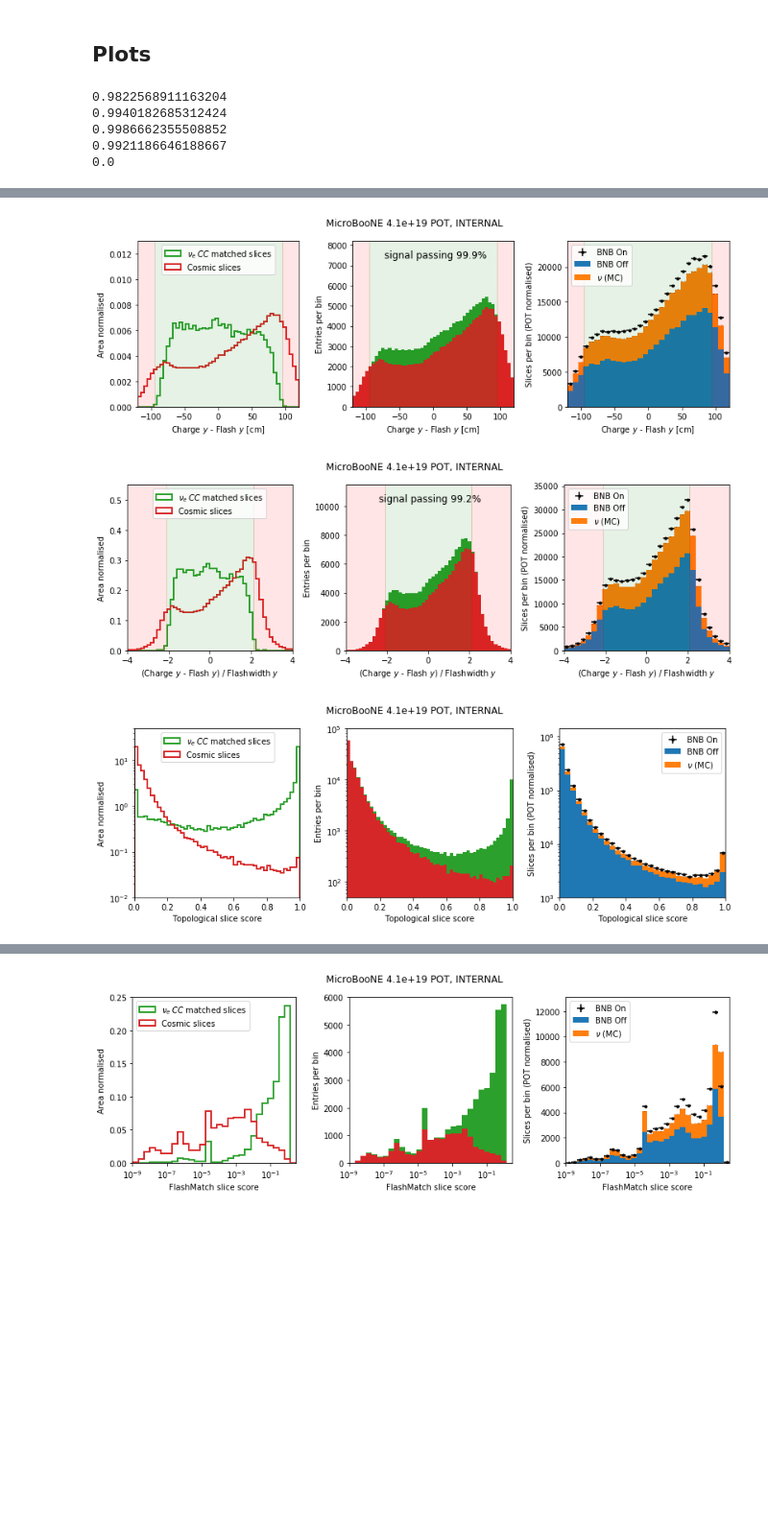
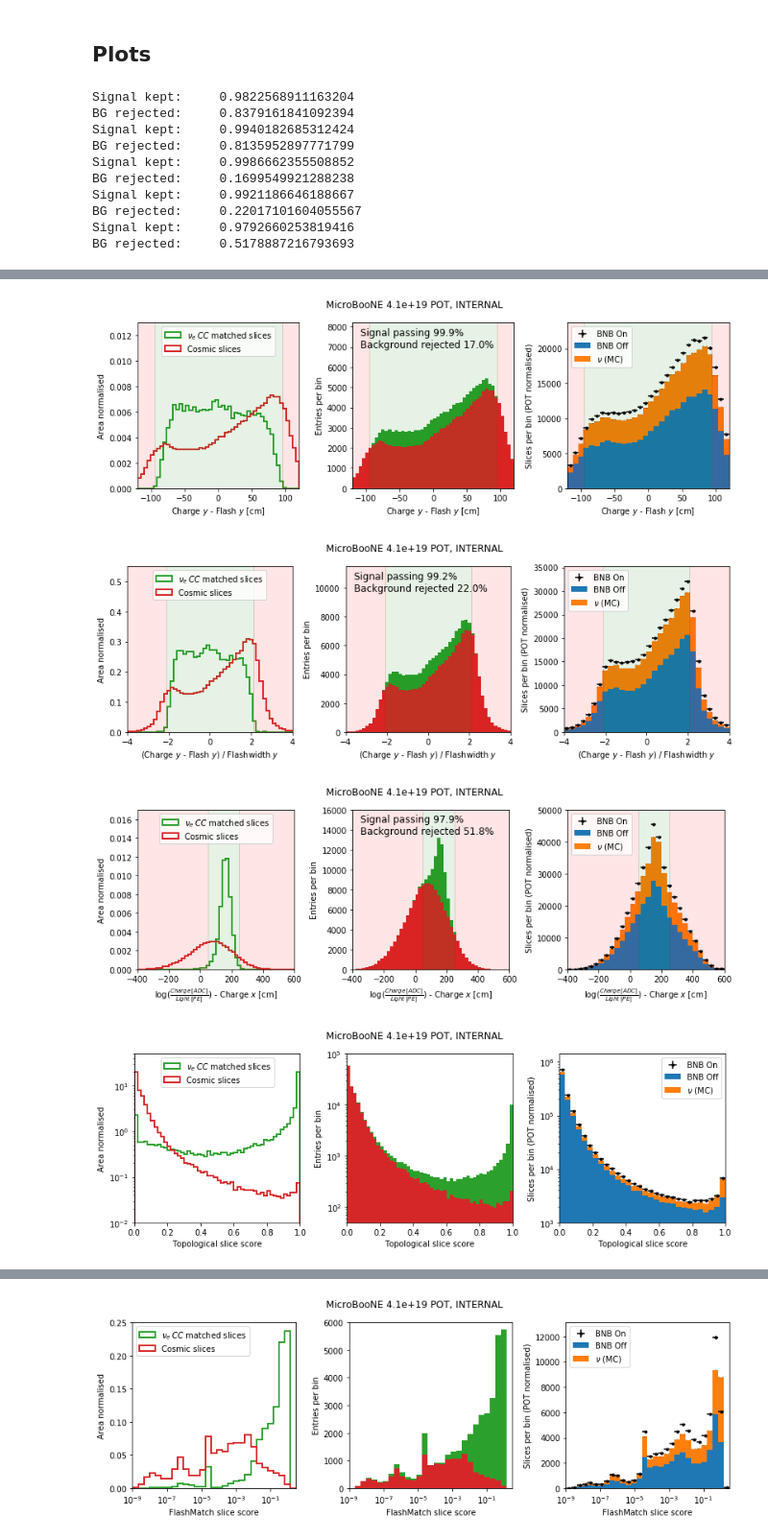
Before and after one commit to Wouter-VDP/MCC9_FlashID, a Jupyter notebook: Flash_ID_all.ipynb, the cells around one changed output, grey strips where cells are left out. Shown at 96% size. Saved outputs shown, nothing was run; the diff lists cells and outputs as text; code cells hidden in the pictures; blank space fills up the shorter version.

```diff
--- a/Flash_ID_all.ipynb
+++ b/Flash_ID_all.ipynb
@@ -844,17 +850,17 @@ fig.savefig( outdir+"ID_nue.pdf", bbox_inches="tight")
 ## Plots
 # %%
 # Plots
-plot_fields_bin = [b'deltaZ', b'deltaZSigma', b'deltaY', b'deltaYSigma', b'topologicalScore']
+plot_fields_bin = [b'deltaZ', b'deltaZSigma', b'deltaY', b'deltaYSigma', b'xcl_ratio', b'topologicalScore']
 plot_x_axis = [r"Charge $z$ - Flash $z$ [cm]", "(Charge $z$ - Flash $z$) / Flashwidth $z$",
                r"Charge $y$ - Flash $y$ [cm]", "(Charge $y$ - Flash $y$) / Flashwidth $y$",
-              "Topological slice score"]
+               r"$\log(\frac{Charge \: [ADC]}{Light \: [PE]})$ - Charge $x$ [cm]", "Topological slice score"]
 
-x_min_arr =  [-200,-1.8,-120,-4.0,0]
-x_max_arr =  [150,1.4,120,4.0,1]
-bins_arr = [50,50,50,50,50]
-y_max_arr = [0.033,4.0,0.013,0.55,50]
-y_max_2_arr = [6000,6500,8200,11500,100000]
-cut_arr = [105,1.0,95,2.1,0]
+x_min_arr =  [-200, -1.8, -120, -4.0, -400, 0]
+x_max_arr =  [150,   1.4,  120,  4.0,  600, 1]
+bins_arr =   [ 50,    50,   50,   50,   50,50]
+y_max_arr =  [0.033, 4.0,0.013, 0.55,0.017,50]
+y_max_2_arr =[6000, 6500, 8200,11500, 16000, 100000]
+cut_arr =    [105,  1.0,    95, 2.1,[50,250],0]
 
 # Define what a bad slice is
 query_bad = query_has_flash+' & '+query_has_deposition+' & (purity<0.2) & (completeness<0.2)'
@@ -872,10 +878,6 @@ for field_bin ,x_axis, x_min, x_max, bins, y_max, y_max2, cut in zip(plot_fields
     data_good = df_nue_slices_sig.query(query_perfect)[field]
     data_bad = df_nue_slices_sig.query(query_bad)[field]
     data = [data_bad,data_good]
-    #Ratio of good slices kept by this cut:
-    mask_cut = (data_good>-cut) & (data_good<cut)
-    ratio_kept = sum(mask_cut)/len(mask_cut)
-    print(ratio_kept)
 
     edges = np.linspace(x_min,x_max, bins+1)
     ax[0].hist(data, bins=edges, label=labels, histtype='step', lw=2, density=1, color=['C3','C2'])
@@ -908,9 +910,34 @@ for field_bin ,x_axis, x_min, x_max, bins, y_max, y_max2, cut in zip(plot_fields
     ax[2].legend()
 
     # Precuts
-    if cut!=0:
-        text_x = x_min+(x_max-x_min)*0.2
-        ax[1].text(text_x, y_max2*0.9, 'signal passing {0:.1f}%'.format(ratio_kept*100), fontsize=12)
+    if isinstance(cut, list):
+        #Ratio of good slices kept by this cut:
+        mask_cut = (data_good>cut[0]) & (data_good<cut[1])
+        ratio_kept = sum(mask_cut)/len(mask_cut)
+        print("Signal kept:\t",ratio_kept)
+        mask_cut = (data_bad>cut[0]) & (data_bad<cut[1])
+        ratio_bg = sum(mask_cut)/len(mask_cut)
+        print("BG rejected:\t",1-ratio_bg)
+
+        text_x = x_min+(x_max-x_min)*0.05
+        ax[1].text(text_x, y_max2*0.85, 'Signal passing {0:.1f}%\nBackground rejected {1:.1f}%'.format(ratio_kept*100,100-ratio_bg*100), fontsize=12)
+
+        for ax_i in ax:
+            ax_i.axvspan(x_min,cut[0], alpha=0.1, color="red")
+            ax_i.axvspan(cut[0],cut[1], alpha=0.1, color="green")
+            ax_i.axvspan(cut[1],x_max, alpha=0.1, color="red")
+
+    elif cut!=0:
+        #Ratio of good slices kept by this cut:
+        mask_cut = (data_good>-cut) & (data_good<cut)
+        ratio_kept = sum(mask_cut)/len(mask_cut)
+        print("Signal kept:\t",ratio_kept)
+        mask_cut = (data_bad>-cut) & (data_bad<cut)
+        ratio_bg = sum(mask_cut)/len(mask_cut)
+        print("BG rejected:\t",1-ratio_bg)
+
+        text_x = x_min+(x_max-x_min)*0.05
+        ax[1].text(text_x, y_max2*0.85, 'Signal passing {0:.1f}%\nBackground rejected {1:.1f}%'.format(ratio_kept*100,100-ratio_bg*100), fontsize=12)
         for ax_i in ax:
             ax_i.axvspan(x_min,-cut, alpha=0.1, color="red")
             ax_i.axvspan(-cut,cut, alpha=0.1, color="green")
@@ -929,8 +956,13 @@ for field_bin ,x_axis, x_min, x_max, bins, y_max, y_max2, cut in zip(plot_fields
     fig.subplots_adjust(top=0.88)
     fig.savefig( outdir+field+".pdf")
 # %% [output]
-0.9822568911163204
-0.9940182685312424
-0.9986662355508852
-0.9921186646188667
-0.0
+Signal kept:     0.9822568911163204
+BG rejected:     0.8379161841092394
+Signal kept:     0.9940182685312424
+BG rejected:     0.8135952897771799
+Signal kept:     0.9986662355508852
+BG rejected:     0.1699549921288238
+Signal kept:     0.9921186646188667
+BG rejected:     0.22017101604055567
+Signal kept:     0.9792660253819416
+BG rejected:     0.5178887216793693
@@ -939,6 +971,7 @@ for field_bin ,x_axis, x_min, x_max, bins, y_max, y_max2, cut in zip(plot_fields
-[figure, old version]
+[figure, new version]
-[figure, old version]
+[figure, new version]
-[figure, old version]
+[figure, new version]
+[figure, added]
 # %%
 # make charge light ratio plot!
 fig,ax=plt.subplots(ncols=3,nrows=1,figsize=(7*gr,4), sharex=True)
```
Also changed, not shown: parts of 9 cells of this notebook, 23 other files.
